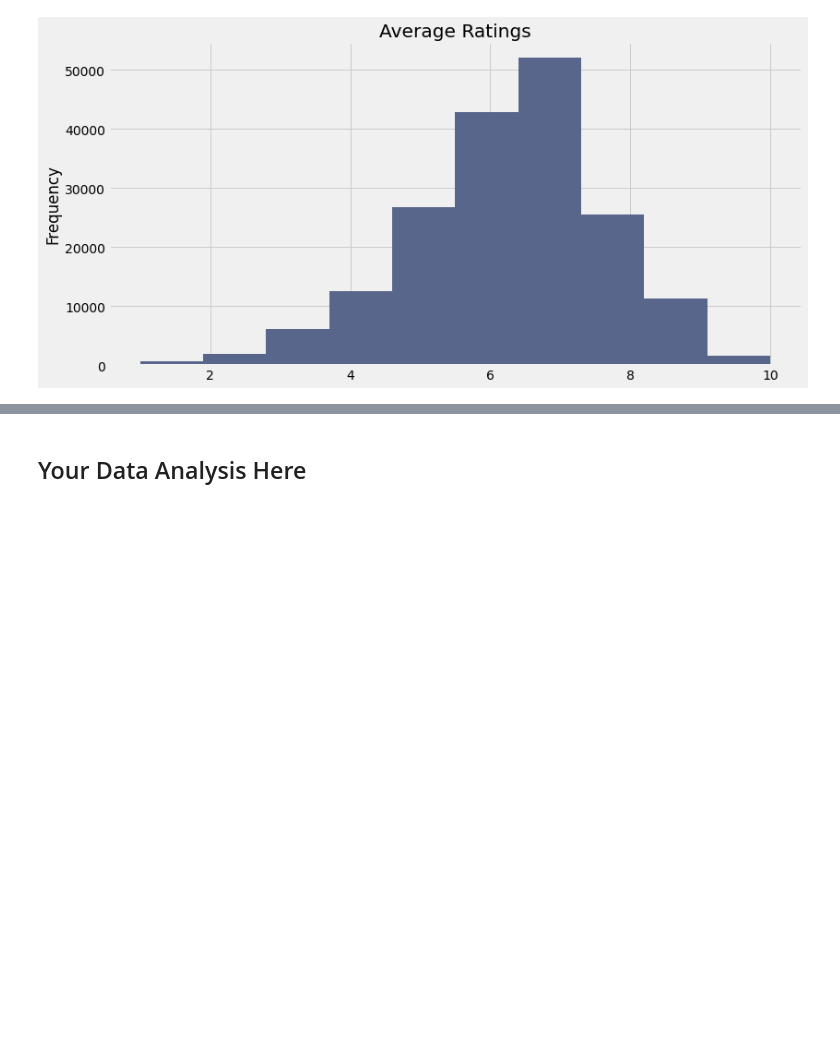
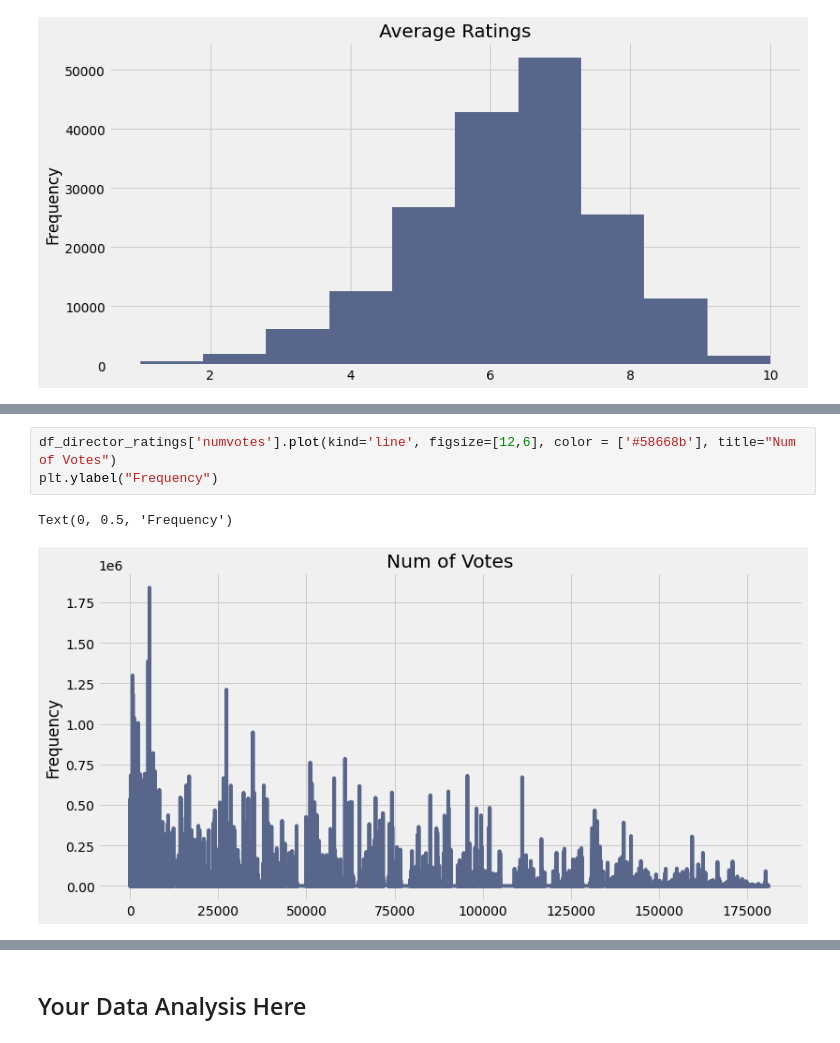
Before and after one commit to olexy/da_ds_ml, a Jupyter notebook: exploratory.ipynb, the cells around one changed output, grey strips where cells are left out. Cells and saved outputs as stored; diff of their text form; blank space fills up the shorter version.

```diff
--- a/exploratory.ipynb
+++ b/exploratory.ipynb
@@ -861,0 +988,6 @@ Text(0, 0.5, 'Frequency')
+# %%
+df_director_ratings['numvotes'].plot(kind='line', figsize=[12,6], color = ['#58668b'], title="Num of Votes")
+plt.ylabel("Frequency")
+# %% [output]
+Text(0, 0.5, 'Frequency')
+[figure, added]
```
Also changed, not shown: parts of 28 cells of this notebook.
